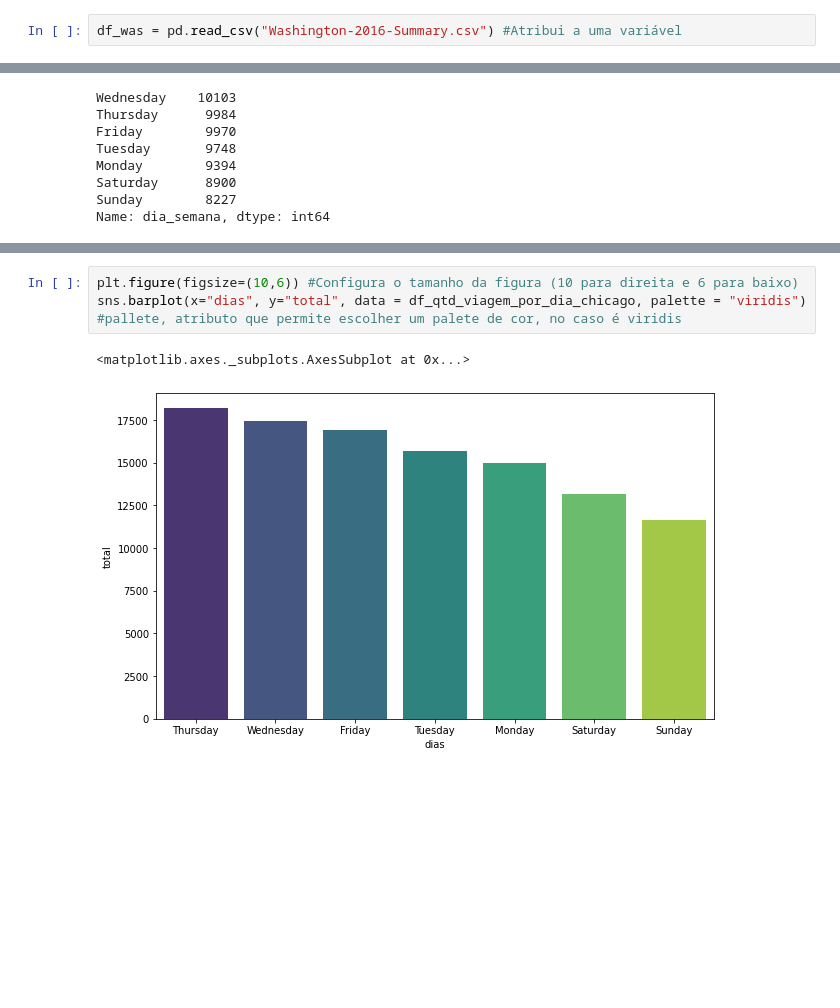
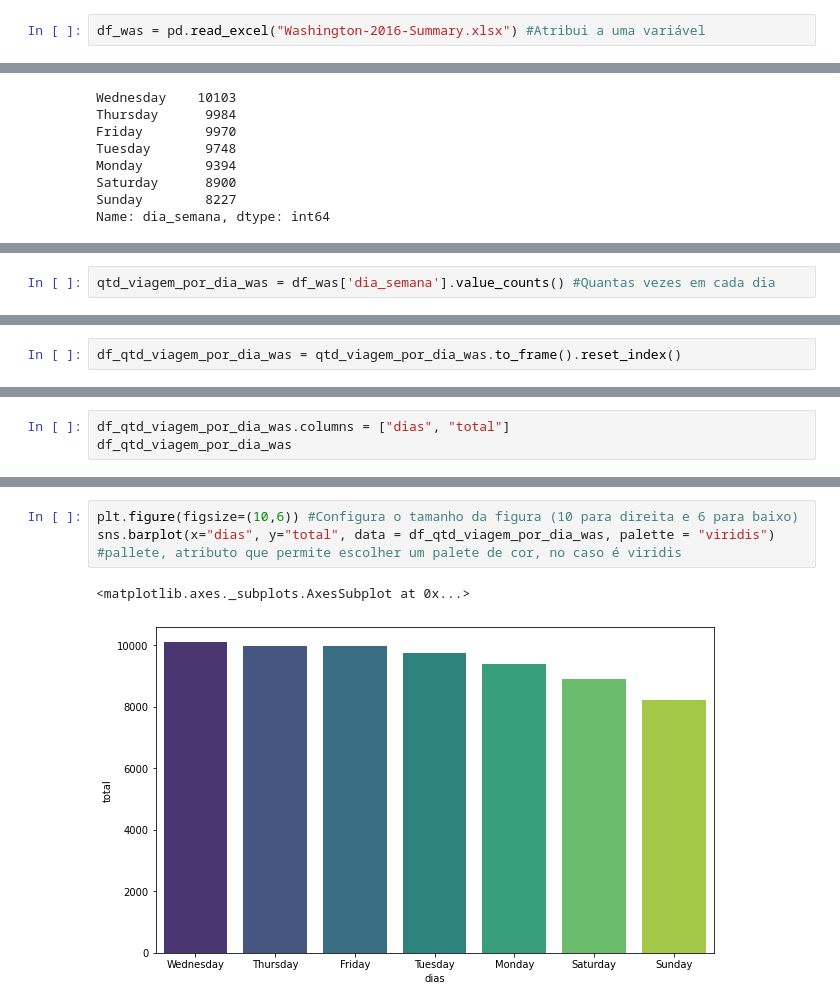
Before and after one commit to gabrielcn/Bike_Sharing, a Jupyter notebook: cyclistic_bike_share.ipynb, the cells around one changed output, grey strips where cells are left out. Cells and saved outputs as stored; diff of their text form; blank space fills up the shorter version.

```diff
--- a/cyclistic_bike_share.ipynb
+++ b/cyclistic_bike_share.ipynb
@@ -45,5 +45,5 @@ df_ny
 # %%
-df_was = pd.read_csv("Washington-2016-Summary.csv") #Atribui a uma variável
+df_was = pd.read_excel("Washington-2016-Summary.xlsx") #Atribui a uma variável
 # %%
 df_was
 # %% [output]
@@ -235,0 +324,2 @@ sns.catplot(x="dias", y="total", data = df_qtd_viagem_por_dia_chicago, aspect =
+# %%
+qtd_viagem_por_dia_was = df_was['dia_semana'].value_counts() #Quantas vezes em cada dia
@@ -235,0 +348,2 @@ sns.catplot(x="dias", y="total", data = df_qtd_viagem_por_dia_chicago, aspect =
+# %%
+df_qtd_viagem_por_dia_was = qtd_viagem_por_dia_was.to_frame().reset_index()
@@ -235,0 +361,3 @@ sns.catplot(x="dias", y="total", data = df_qtd_viagem_por_dia_chicago, aspect =
+# %%
+df_qtd_viagem_por_dia_was.columns = ["dias", "total"]
+df_qtd_viagem_por_dia_was
@@ -236,6 +378,6 @@ sns.catplot(x="dias", y="total", data = df_qtd_viagem_por_dia_chicago, aspect =
 # %%
 plt.figure(figsize=(10,6)) #Configura o tamanho da figura (10 para direita e 6 para baixo)
-sns.barplot(x="dias", y="total", data = df_qtd_viagem_por_dia_chicago, palette = "viridis") #pallete, atributo que permite escolher um palete de cor, no caso é viridis
+sns.barplot(x="dias", y="total", data = df_qtd_viagem_por_dia_was, palette = "viridis") #pallete, atributo que permite escolher um palete de cor, no caso é viridis
 # %% [output]
 <matplotlib.axes._subplots.AxesSubplot at 0x...>
-[figure, old version]
+[figure, new version]
```
Also changed, not shown: parts of 41 cells of this notebook.
